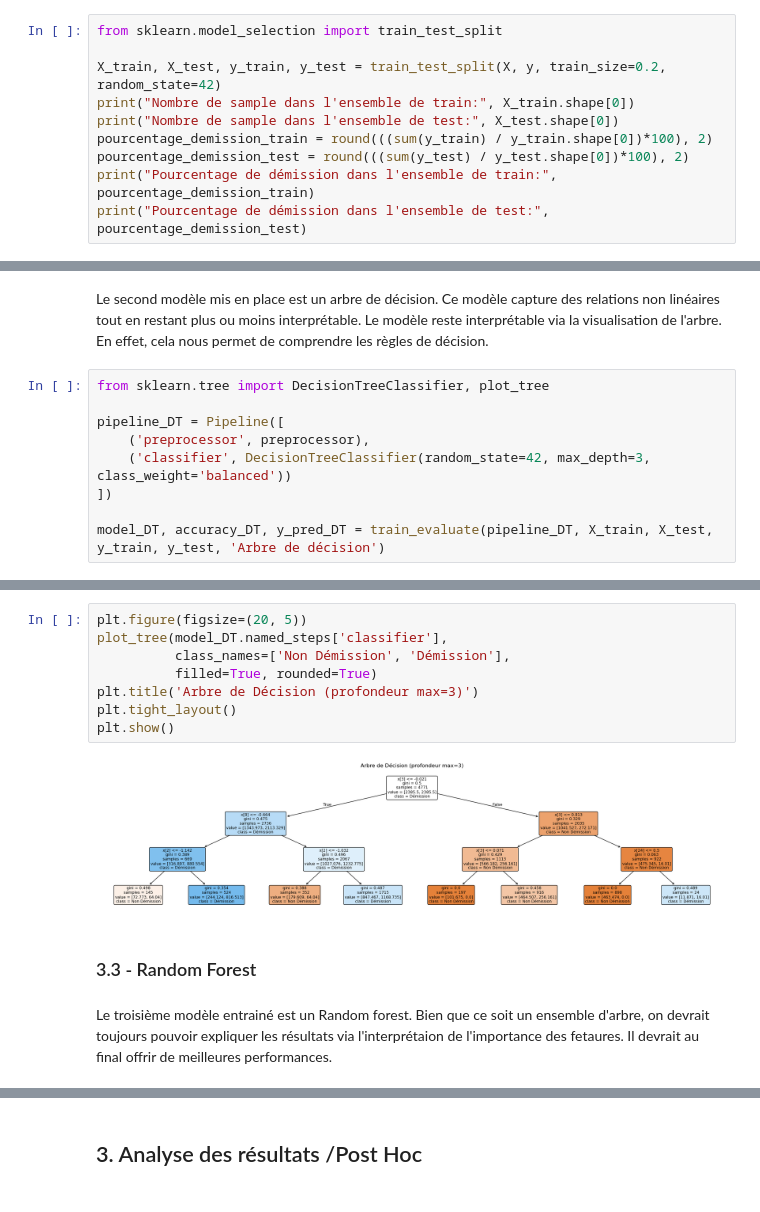
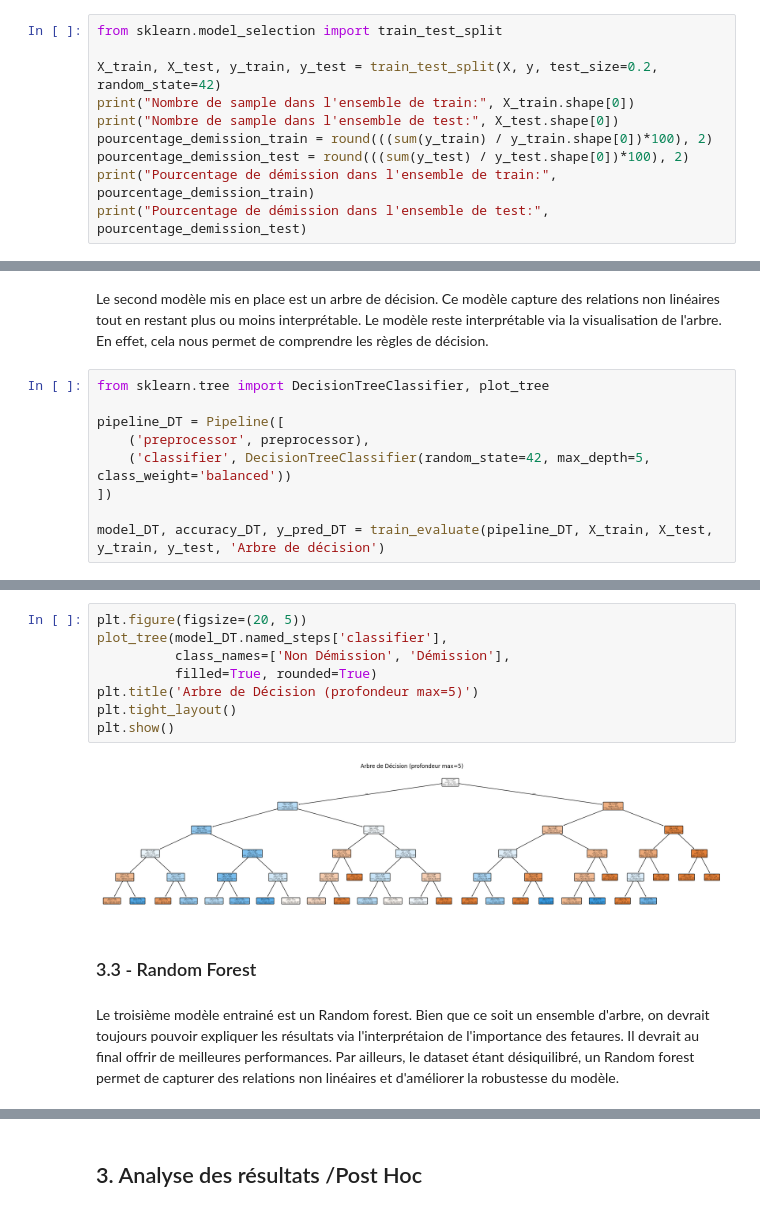
Before and after one commit to GabrielTrier/Responsible_Explainable_AI, a Jupyter notebook: main.ipynb, the cells around one changed output, grey strips where cells are left out. Drawn from its saved outputs; the diff is of its cells as text.

```diff
--- a/main.ipynb
+++ b/main.ipynb
@@ -378,7 +378,7 @@ preprocessor = ColumnTransformer(
 # %%
 from sklearn.model_selection import train_test_split
 
-X_train, X_test, y_train, y_test = train_test_split(X, y, train_size=0.2, random_state=42)
+X_train, X_test, y_train, y_test = train_test_split(X, y, test_size=0.2, random_state=42)
 print("Nombre de sample dans l'ensemble de train:", X_train.shape[0])
 print("Nombre de sample dans l'ensemble de test:", X_test.shape[0])
 pourcentage_demission_train = round(((sum(y_train) / y_train.shape[0])*100), 2)
@@ -459,7 +459,7 @@ from sklearn.tree import DecisionTreeClassifier, plot_tree
 
 pipeline_DT = Pipeline([
     ('preprocessor', preprocessor),
-    ('classifier', DecisionTreeClassifier(random_state=42, max_depth=3, class_weight='balanced'))
+    ('classifier', DecisionTreeClassifier(random_state=42, max_depth=5, class_weight='balanced'))
 ])
 
 model_DT, accuracy_DT, y_pred_DT = train_evaluate(pipeline_DT, X_train, X_test, y_train, y_test, 'Arbre de décision')
@@ -482,17 +482,17 @@ Accuracy - Arbre de décision: 0.53038876663523
 # %%
 plt.figure(figsize=(20, 5))
 plot_tree(model_DT.named_steps['classifier'],
           class_names=['Non Démission', 'Démission'],
           filled=True, rounded=True)
-plt.title('Arbre de Décision (profondeur max=3)')
+plt.title('Arbre de Décision (profondeur max=5)')
 plt.tight_layout()
 plt.show()
 # %% [output]
-[figure, old version]
+[figure, new version]
 # %% [markdown]
 ### 3.3 - Random Forest
 # %% [markdown]
-Le troisième modèle entrainé est un Random forest. Bien que ce soit un ensemble d'arbre, on devrait toujours pouvoir expliquer les résultats via l'interprétaion de l'importance des fetaures. Il devrait au final offrir de meilleures performances.
+Le troisième modèle entrainé est un Random forest. Bien que ce soit un ensemble d'arbre, on devrait toujours pouvoir expliquer les résultats via l'interprétaion de l'importance des fetaures. Il devrait au final offrir de meilleures performances. Par ailleurs, le dataset étant désiquilibré, un Random forest permet de capturer des relations non linéaires et d'améliorer la robustesse du modèle.
 # %%
 from sklearn.ensemble import RandomForestClassifier
 
```
Also changed, not shown: parts of 31 cells of this notebook.
